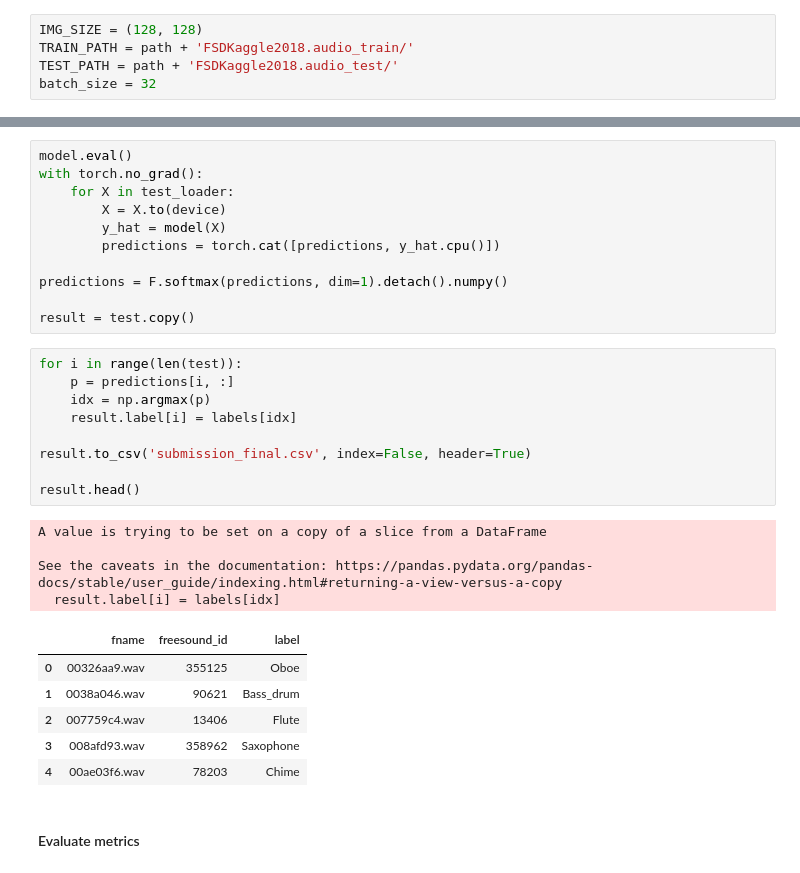
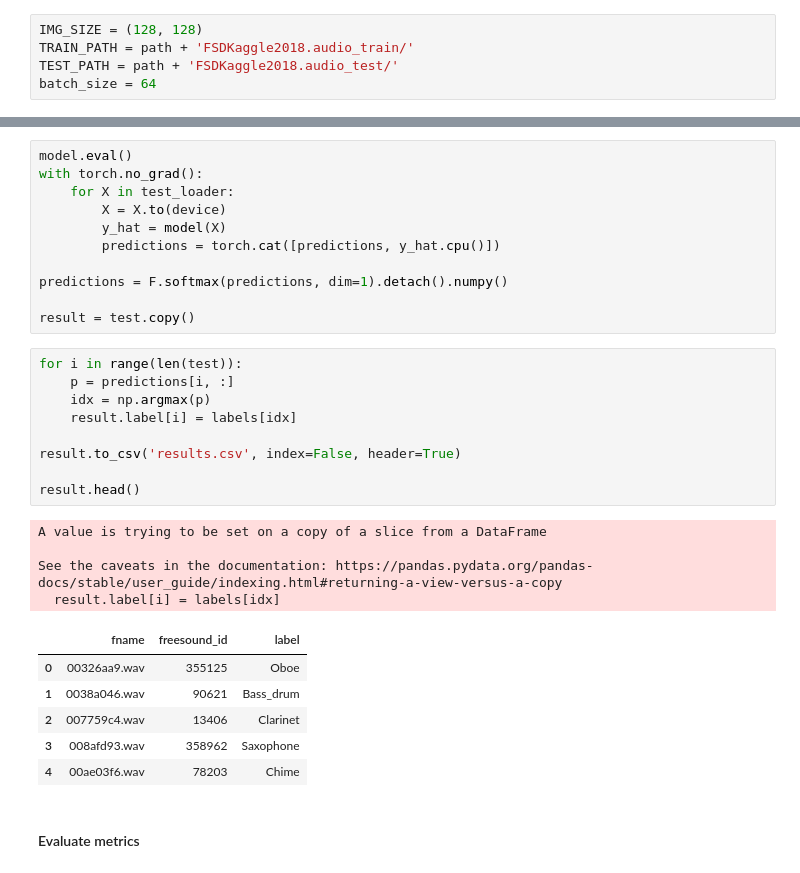
Before and after one commit to claireanna17/sound_classifier, a Jupyter notebook: MAISproject.ipynb, the cells around one changed output, grey strips where cells are left out. Drawn from its saved outputs; the diff is of its cells as text.

```diff
--- a/MAISproject.ipynb
+++ b/MAISproject.ipynb
@@ -55,7 +56,7 @@ data_path = path + 'FSDKaggle2018l.audio_train/'
 IMG_SIZE = (128, 128)
 TRAIN_PATH = path + 'FSDKaggle2018.audio_train/'
 TEST_PATH = path + 'FSDKaggle2018.audio_test/'
-batch_size = 32
+batch_size = 64
 # %% [markdown]
 ## **Load datasets**
 # %% [markdown]
@@ -261,21 +301,21 @@ result = test.copy()
 # %%
 for i in range(len(test)):
     p = predictions[i, :]
     idx = np.argmax(p)
     result.label[i] = labels[idx]
 
-result.to_csv('submission_final.csv', index=False, header=True)
+result.to_csv('results.csv', index=False, header=True)
 
 result.head()
 # %% [output]
 A value is trying to be set on a copy of a slice from a DataFrame
 
 See the caveats in the documentation: https://pandas.pydata.org/pandas-docs/stable/user_guide/indexing.html#returning-a-view-versus-a-copy
   result.label[i] = labels[idx]
 |  | fname | freesound_id | label |
 | 0 | 00326aa9.wav | 355125 | Oboe |
 | 1 | 0038a046.wav | 90621 | Bass_drum |
-| 2 | 007759c4.wav | 13406 | Flute |
+| 2 | 007759c4.wav | 13406 | Clarinet |
 | 3 | 008afd93.wav | 358962 | Saxophone |
 | 4 | 00ae03f6.wav | 78203 | Chime |
 # %% [markdown]
```
Also changed, not shown: parts of 9 cells of this notebook, 1 other file.
